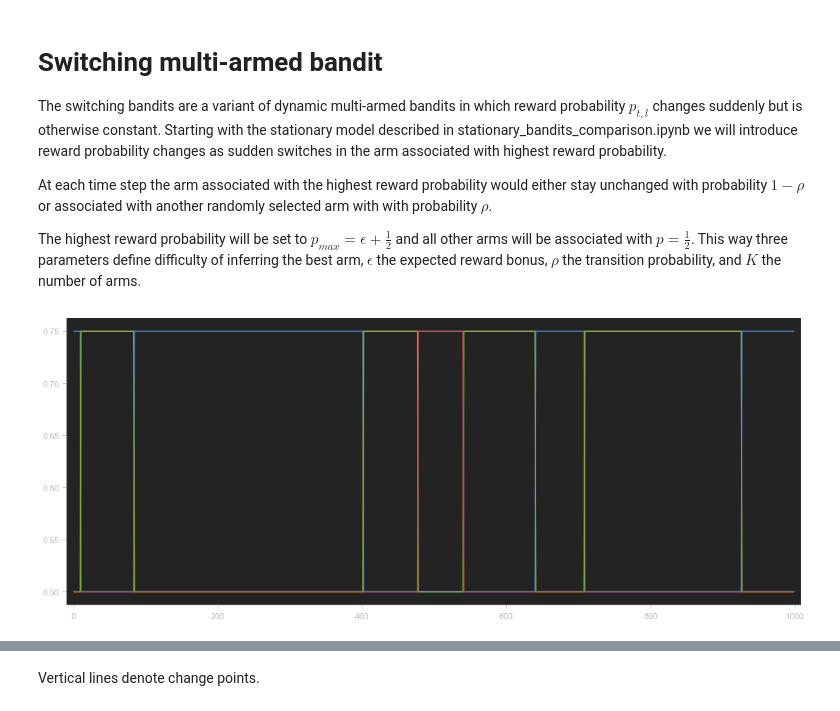
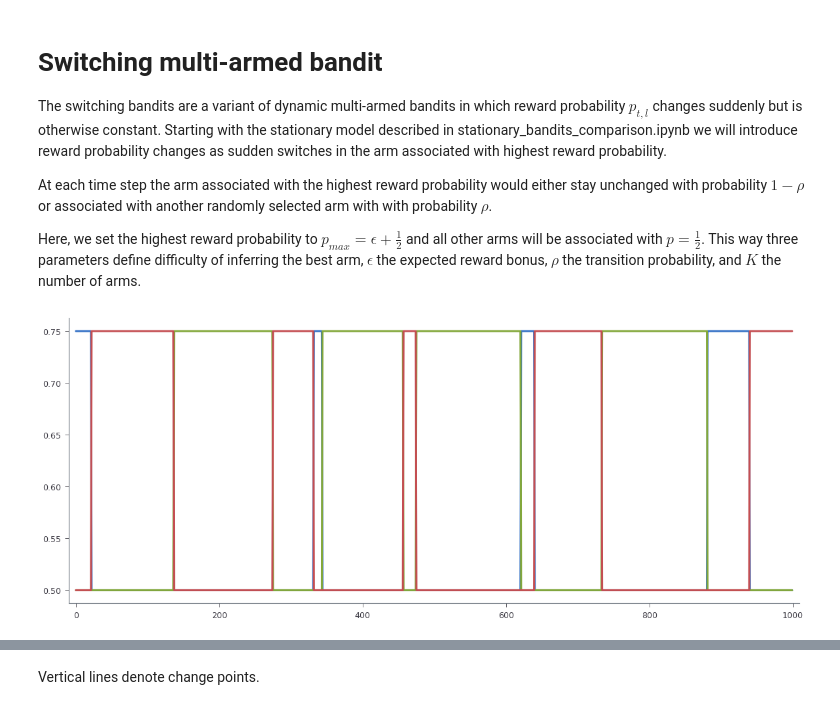
Before and after one commit to dimarkov/aibandits, a Jupyter notebook: switching_bandits_comparison_1.ipynb, the cells around one changed output, grey strips where cells are left out. Drawn from its saved outputs; the diff is of its cells as text; code cells hidden in the pictures.

Commit message:
updated notebooks with newest plots

```diff
--- a/switching_bandits_comparison_1.ipynb
+++ b/switching_bandits_comparison_1.ipynb
@@ -5,7 +5,7 @@ The switching bandits are a variant of dynamic multi-armed bandits in which rewa
 
 At each time step the arm associated with the highest reward probability would either stay unchanged with probability $1-\rho$ or associated with another randomly selected arm with with probability $\rho$.
 
-The highest reward probability will be set to $p_{max} = \epsilon + \frac{1}{2}$ and all other arms will be associated with $p=\frac{1}{2}$. This way three parameters define difficulty of inferring the best arm, $\epsilon$ the expected reward bonus, $\rho$ the transition probability, and $K$ the number of arms.
+Here, we set the highest reward probability to $p_{max} = \epsilon + \frac{1}{2}$ and all other arms will be associated with $p=\frac{1}{2}$. This way three parameters define difficulty of inferring the best arm, $\epsilon$ the expected reward bonus, $\rho$ the transition probability, and $K$ the number of arms.
 # %%
 import numpyro as npyro
 import numpyro.distributions as dist
@@ -46,6 +46,7 @@ def process(rng_key, t, choices, states, B=None, K=10, **kwargs):
         probs = jnp.ones(K)/K
 
     N = len(choices)
+    eps = kwargs['eps']
 
     rng_key, _rng_key = random.split(rng_key)
     new_states = random.categorical(_rng_key, log(probs))
@@ -62,18 +63,17 @@ def simulator(process, params, seed, N=100, T=1000):
         rng_key, _rng_key = random.split(rng_key)
 
         outcomes, states = process( _rng_key, t, choices, states, **params)
-
         return (rng_key, states, choices), {'rewards': outcomes, 'states': states}
 
     rng_key = random.PRNGKey(seed)
-    states = jnp.zeros(1, dtype=jnp.int32)
+    states = jnp.zeros(N, dtype=jnp.int32)
     choices = jnp.zeros(N, dtype=jnp.int32)
 
     _, sequence = lax.scan(sim_fn, (rng_key, states, choices), jnp.arange(T))
 
     I = jnp.eye(params['K'])
-    probs = .5 + params['eps'] * I[sequence['states'][..., 0]]
-    probs0 = .5 + params['eps'] * I[states]
+    probs = .5 + params['eps'] * I[sequence['states']]
+    probs0 = jnp.expand_dims(.5 + params['eps'] * I[states], 0)
 
     sequence['probs'] = jnp.concatenate([probs0, probs], 0)[:-1]
 
@@ -95,9 +95,9 @@ params = {
 sequence = simulator(process, params, seed, T=1000)
 # %%
 plt.figure(figsize=(20, 8))
-plt.plot(sequence['probs']);
+plt.plot(sequence['probs'][:, 0], lw=3);
 # %% [output]
-[figure, old version]
+[figure, new version]
 # %% [markdown]
 Lets assume that reward probability can have only D discrete values, for example
 
```
Also changed, not shown: parts of 29 cells of this notebook, 2 other files.
